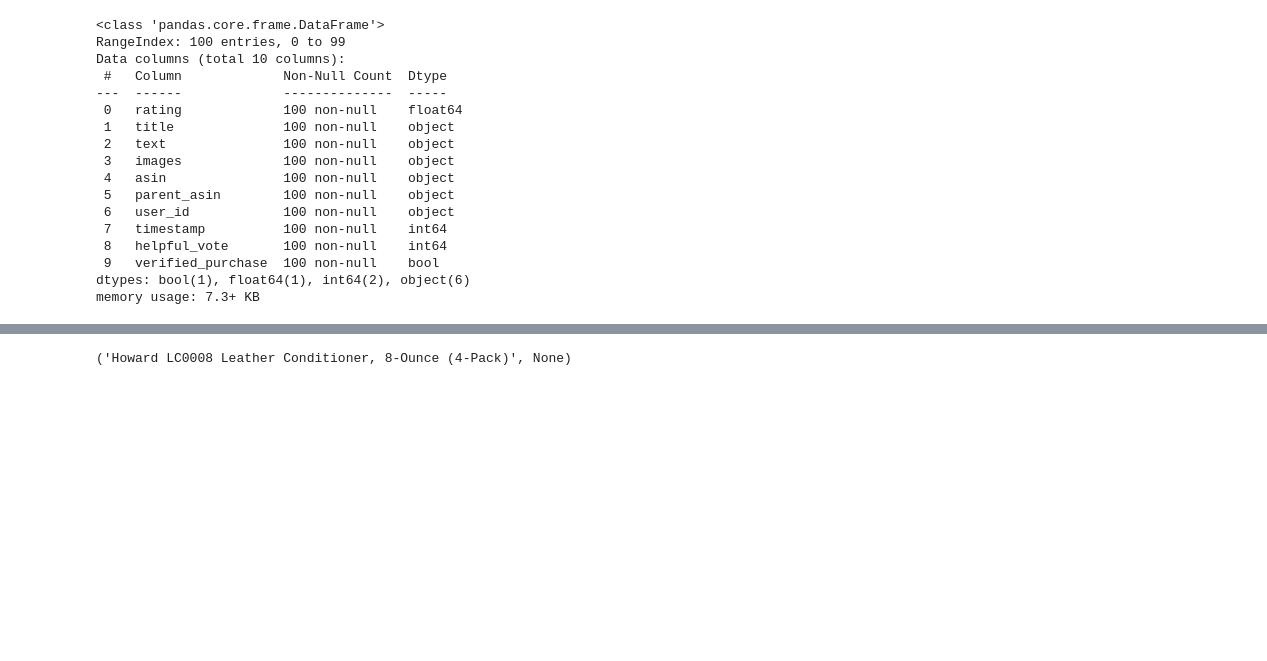
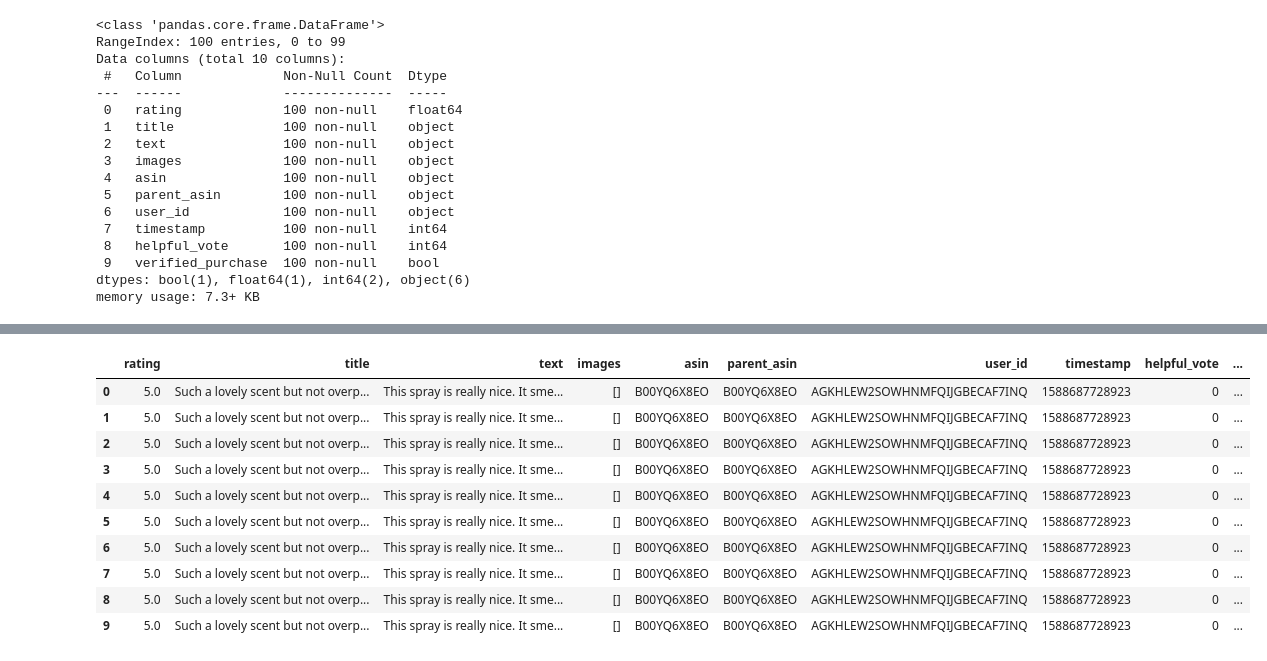
Before and after one commit to hewiyoatl/project1, a Jupyter notebook: project1.ipynb, the cells around one changed output, grey strips where cells are left out. Cells and saved outputs as stored; diff of their text form; code cells hidden in the pictures; blank space fills up the shorter version.

```diff
--- a/project1.ipynb
+++ b/project1.ipynb
@@ -50,7 +59,6 @@ print(sample_size)
 # %%
 from datasets import load_dataset
 import pandas as pd
-from itertools import islice
 
 sample_size = 100
 
@@ -61,6 +69,10 @@ reviews_stream = load_dataset(
     streaming=True
 )
 
-reviews_df = pd.DataFrame(list(islice(reviews_stream, sample_size)))
+# Fetch 100 samples using next()
+samples = [next(iter(reviews_stream))
+           for _ in range(sample_size)]
+
+reviews_df = pd.DataFrame(samples)
 reviews_df.head()
 # %% [output]
@@ -118,15 +84,0 @@ print(datasets.__version__)
-# %%
-from datasets import load_dataset
-import pandas as pd
-
-sample_size = 100
-
-reviews_ds = load_dataset(
-    "McAuley-Lab/Amazon-Reviews-2023",
-    "raw_review_All_Beauty",
-    split=f"full[:{sample_size}]",
-    trust_remote_code=True
-)
-
-reviews_df = pd.DataFrame(reviews_ds)
-reviews_df.head()
@@ -237,5 +105,15 @@ def get_product_info(parent_asin, metadata_df):
-# %%
-test_asin = metadata_df["parent_asin"].iloc[0]
-print(get_product_info(test_asin, metadata_df))
-# %% [output]
-('Howard LC0008 Leather Conditioner, 8-Ounce (4-Pack)', None)
+# %%
+Items_To_Print = 10
+reviews_df.head(Items_To_Print)
+# %% [output]
+|  | rating | title | text | images | asin | parent_asin | user_id | timestamp | helpful_vote | ... |
+| 0 | 5.0 | Such a lovely scent but not overp... | This spray is really nice. It sme... | [] | B00YQ6X8EO | B00YQ6X8EO | AGKHLEW2SOWHNMFQIJGBECAF7INQ | 1588687728923 | 0 | ... |
+| 1 | 5.0 | Such a lovely scent but not overp... | This spray is really nice. It sme... | [] | B00YQ6X8EO | B00YQ6X8EO | AGKHLEW2SOWHNMFQIJGBECAF7INQ | 1588687728923 | 0 | ... |
+| 2 | 5.0 | Such a lovely scent but not overp... | This spray is really nice. It sme... | [] | B00YQ6X8EO | B00YQ6X8EO | AGKHLEW2SOWHNMFQIJGBECAF7INQ | 1588687728923 | 0 | ... |
+| 3 | 5.0 | Such a lovely scent but not overp... | This spray is really nice. It sme... | [] | B00YQ6X8EO | B00YQ6X8EO | AGKHLEW2SOWHNMFQIJGBECAF7INQ | 1588687728923 | 0 | ... |
+| 4 | 5.0 | Such a lovely scent but not overp... | This spray is really nice. It sme... | [] | B00YQ6X8EO | B00YQ6X8EO | AGKHLEW2SOWHNMFQIJGBECAF7INQ | 1588687728923 | 0 | ... |
+| 5 | 5.0 | Such a lovely scent but not overp... | This spray is really nice. It sme... | [] | B00YQ6X8EO | B00YQ6X8EO | AGKHLEW2SOWHNMFQIJGBECAF7INQ | 1588687728923 | 0 | ... |
+| 6 | 5.0 | Such a lovely scent but not overp... | This spray is really nice. It sme... | [] | B00YQ6X8EO | B00YQ6X8EO | AGKHLEW2SOWHNMFQIJGBECAF7INQ | 1588687728923 | 0 | ... |
+| 7 | 5.0 | Such a lovely scent but not overp... | This spray is really nice. It sme... | [] | B00YQ6X8EO | B00YQ6X8EO | AGKHLEW2SOWHNMFQIJGBECAF7INQ | 1588687728923 | 0 | ... |
+| 8 | 5.0 | Such a lovely scent but not overp... | This spray is really nice. It sme... | [] | B00YQ6X8EO | B00YQ6X8EO | AGKHLEW2SOWHNMFQIJGBECAF7INQ | 1588687728923 | 0 | ... |
+| 9 | 5.0 | Such a lovely scent but not overp... | This spray is really nice. It sme... | [] | B00YQ6X8EO | B00YQ6X8EO | AGKHLEW2SOWHNMFQIJGBECAF7INQ | 1588687728923 | 0 | ... |
```
Also changed, not shown: parts of 27 cells of this notebook, 3 other files.
